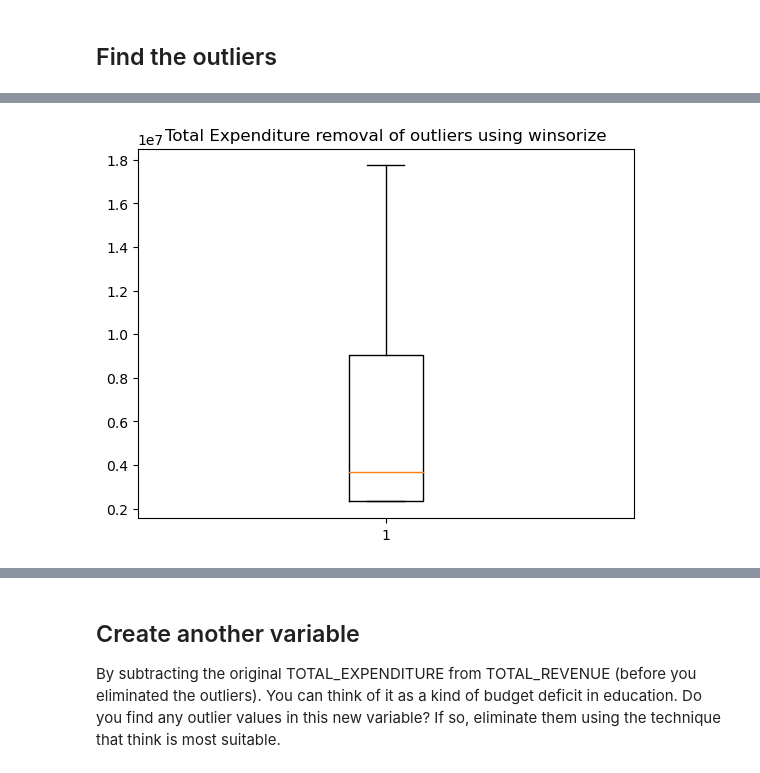
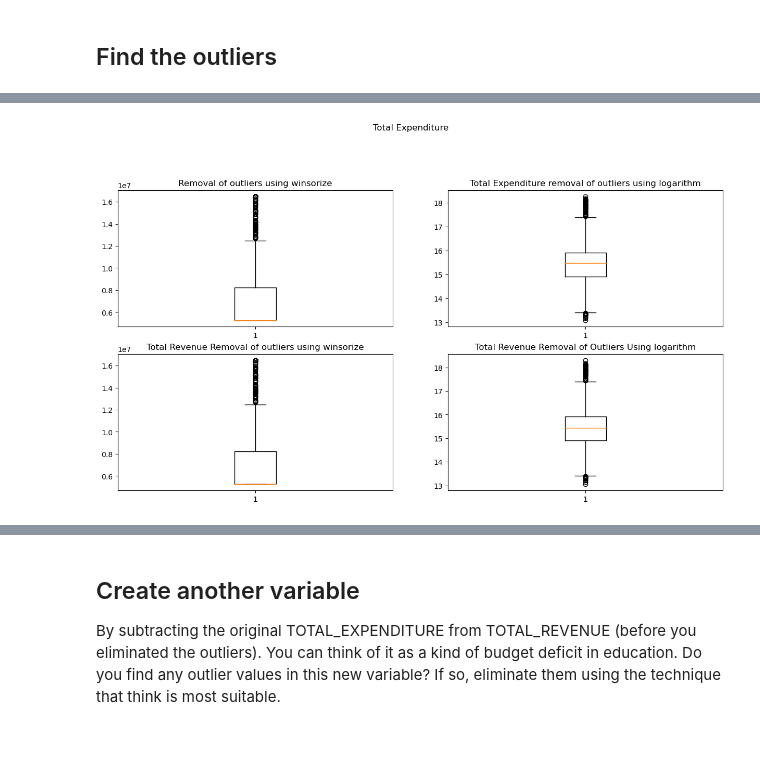
Before and after one commit to CharlesStockman/dataScience, a Jupyter notebook: magnimindAcademy/data_exploration/outliers.ipynb, the cells around one changed output, grey strips where cells are left out. Drawn from its saved outputs; the diff is of its cells as text; code cells hidden in the pictures; blank space fills up the shorter version.

```diff
--- a/magnimindAcademy/data_exploration/outliers.ipynb
+++ b/magnimindAcademy/data_exploration/outliers.ipynb
@@ -186,17 +274,39 @@ you handled them.
 # %%
+fig, ax = plt.subplots(2,2,figsize=(15,7.5))
+fig.suptitle("Total Expenditure", y=1.05)
+
+#
+# Winsorize for total expediture
+#
+
 # Got rid of the outliers, but not what parameters to use.
 # The mean with the outliers and no outliers is similiar.
-spent = winsorize(data_frame_2["TOTAL_EXPENDITURE"],(.4,.11))
+total_expenditure_winsorization = winsorize(data_frame_2["TOTAL_EXPENDITURE"],(.4,.11))
+ax[0,0].set_title("Removal of outliers using winsorize")
+ax[0,0].boxplot(total_expenditure_winsorization)
 
-# Box plot showing the outliers
-plt.boxplot(spent)
-plt.title("Total Expenditure removal of outliers using winsorize")
+#
+# Logarithm on Total Expenditure
+#
+total_expenditure_log = np.log(data_frame_2["TOTAL_EXPENDITURE"])
+ax[0,1].boxplot(total_expenditure_log)
+ax[0,1].set_title("Total Expenditure removal of outliers using logarithm")
+
+#
+# Winsorize for total revenue
+#
+total_revenue_winsorization = winsorize(data_frame_2["TOTAL_REVENUE"],(.4,.11))
+ax[1,0].boxplot(total_expenditure_winsorization)
+ax[1,0].set_title("Total Revenue Removal of outliers using winsorize")
+
+#
+# Logarithm for total revenu
+#
+total_revenue_log = np.log(data_frame_2["TOTAL_REVENUE"])
+plt.boxplot(total_revenue_log)
+plt.title("Total Revenue Removal of Outliers Using logarithm")
 plt.show()
 
-#
-# Store Statistics
-#
-summary_dataframe = pd.DataFrame()
-summary_dataframe["winsorize_expenditure"] = spent
+plt.show()
 # %% [output]
-[figure, old version]
+[figure, new version]
```
Also changed, not shown: parts of 40 cells of this notebook, 7 other files.
